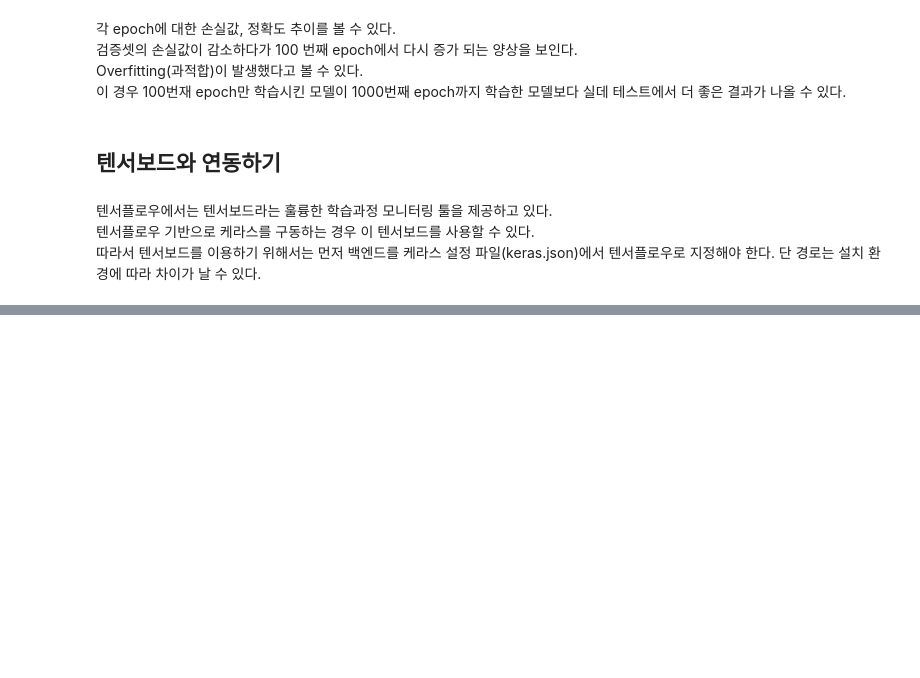
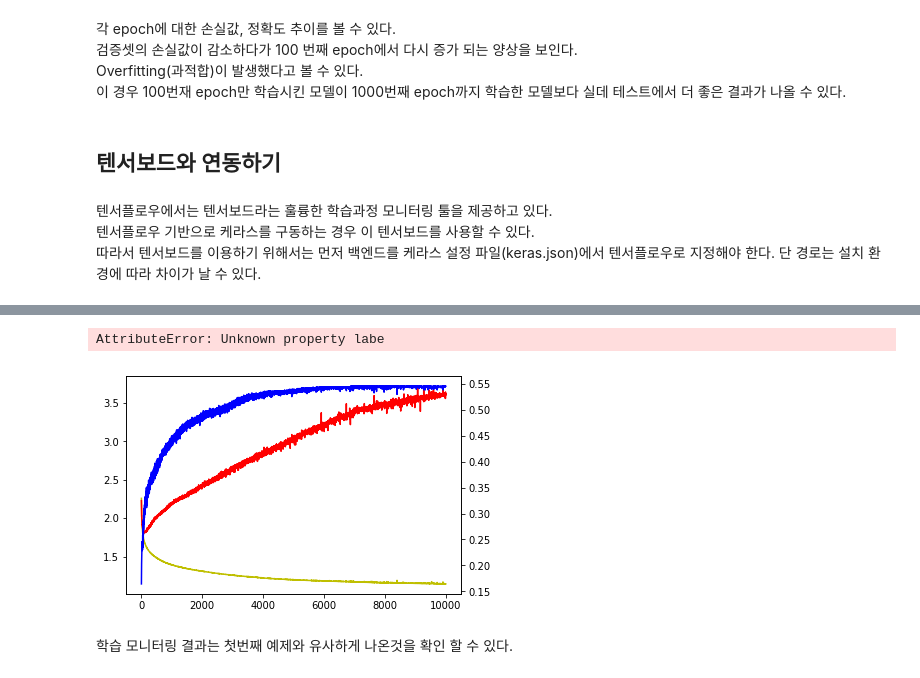
Before and after one commit to NinCastle/Learn-Machine-Learning, a Jupyter notebook: keras/block_keras/What_is_deep_learning/3_Training_Monitoring.ipynb, the cells around one changed output, grey strips where cells are left out. Saved outputs shown, nothing was run; the diff lists cells and outputs as text; code cells hidden in the pictures; blank space fills up the shorter version.

Commit message:
20180426 add Training monitoring-2

```diff
--- a/keras/block_keras/What_is_deep_learning/3_Training_Monitoring.ipynb
+++ b/keras/block_keras/What_is_deep_learning/3_Training_Monitoring.ipynb
@@ -174,0 +416,8 @@ Overfitting(과적합)이 발생했다고 볼 수 있다.<br>
+# %%
+# 4. 모델 학습시키기
+custom_hist = _CustomHistory()
+custom_hist.__init__()
+
+for epoch_idx in range(10000):
+    print('epoch : ' + str(epoch_idx))
+    model.fit(X_train, Y_train, epochs=1, batch_size=10, validation_data=(X_val, Y_val), callbacks=[custom_hist])
@@ -174,0 +442,28 @@ Overfitting(과적합)이 발생했다고 볼 수 있다.<br>
+# %%
+# 5. 모델 학습 과정 표시하기
+%matplotlib inline
+import matplotlib.pyplot as plt
+
+fig, loss_ax = plt.subplots()
+
+acc_ax = loss_ax.twinx()
+
+loss_ax.plot(custom_hist.train_loss, 'y', label='train loss')
+loss_ax.plot(custom_hist.val_loss, 'r', label='val loss')
+
+acc_ax.plot(custom_hist.train_acc, 'b', label='train acc')
+acc_ax.plot(custom_hist.val_acc, 'g', labe='val acc')
+
+loss_ax.set_xlabel('epoch')
+loss_ax.set_ylabel('loss')
+acc_ax.set_ylabel('accuray')
+
+loss_ax.legend(loc='upper left')
+acc_ax.legend(loc='lower left')
+
+plt.show()
+# %% [output]
+AttributeError: Unknown property labe
+[figure, added]
+# %% [markdown]
+학습 모니터링 결과는 첫번째 예제와 유사하게 나온것을 확인 할 수 있다.<br>
```
Also changed, not shown: parts of 26 cells of this notebook.
